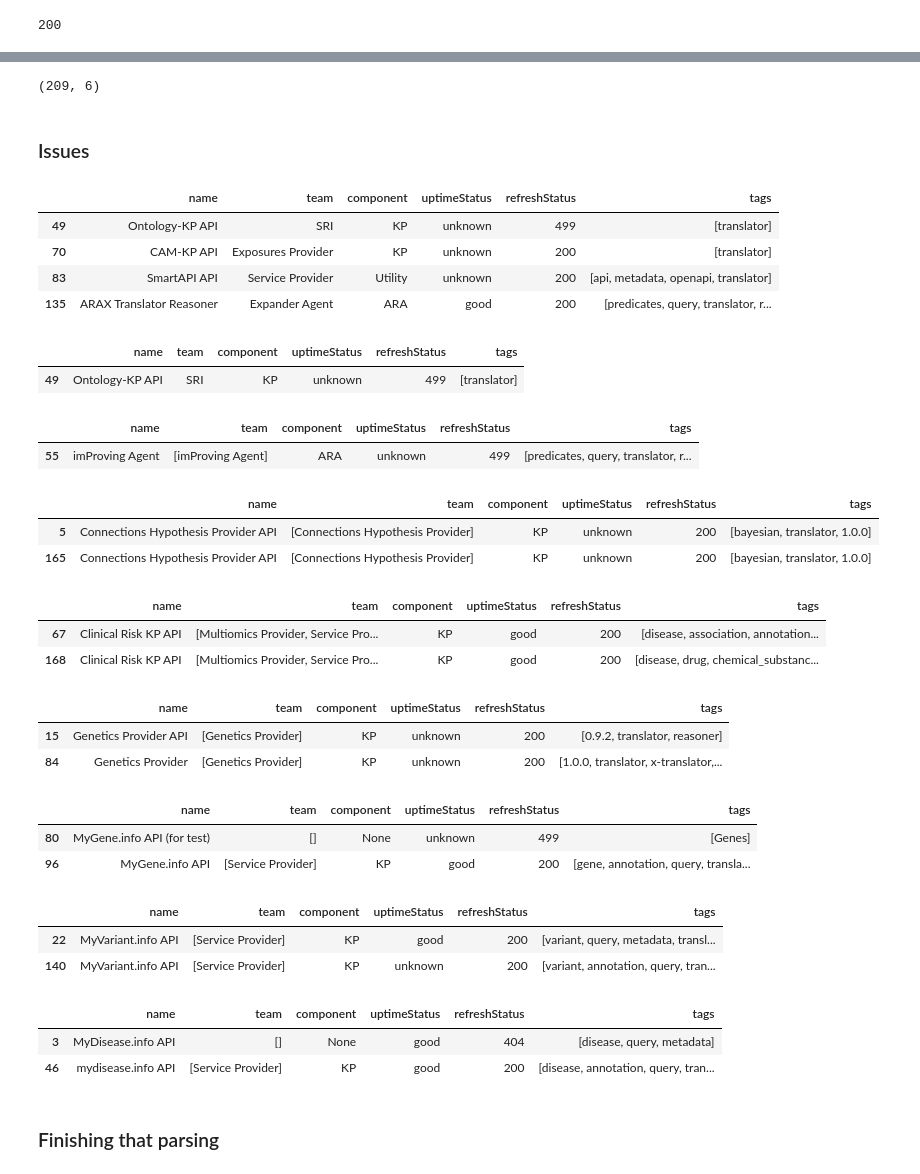
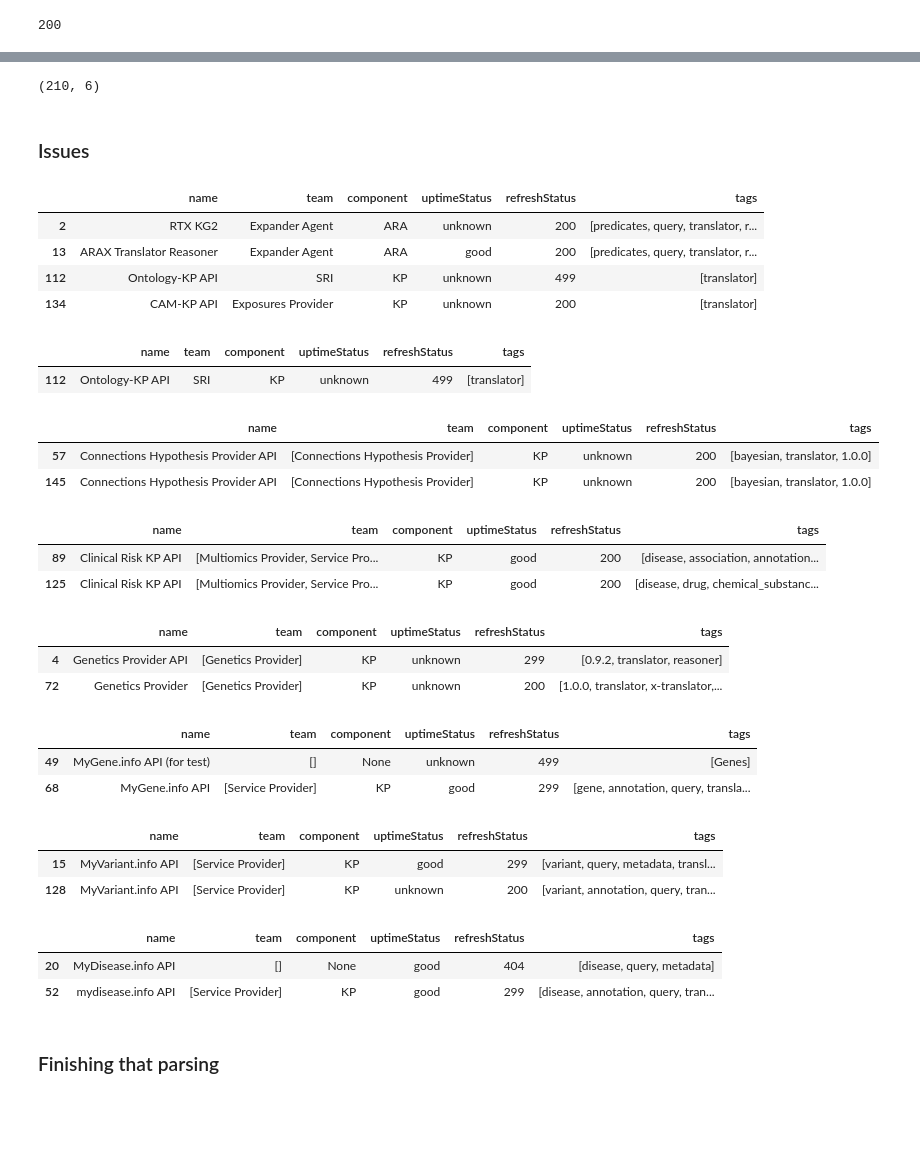
Before and after one commit to colleenXu/RegistryMetadataDev, a Jupyter notebook: x-translator/CX_RegistryMetadataReview.ipynb, the cells around one changed output, grey strips where cells are left out. Saved outputs shown, nothing was run; the diff lists cells and outputs as text; code cells hidden in the pictures; blank space fills up the shorter version.

Commit message:
update registry schema in prep for first step migrating off old x-bte, check current registry summary

```diff
--- a/x-translator/CX_RegistryMetadataReview.ipynb
+++ b/x-translator/CX_RegistryMetadataReview.ipynb
@@ -92,7 +92,7 @@ registry = registry_request.json()
 ## parse response to get the information: uptime status, tags, x-translator, api name
 registry_data = []
 for ele in registry['hits']['hits']:
-    tempDict = {'uptimeStatus': ele['_source']['_status']['uptime_status'],
+    tempDict = {'uptimeStatus': ele['_source']['_status'].get('uptime_status'),
                 'refreshStatus': ele['_source']['_status']['refresh_status'],
                 'name': ele['_source']['info']['title']}
 
@@ -119,7 +119,7 @@ registry_df = registry_df[['name', 'team', 'component', 'uptimeStatus', 'refresh
 
 registry_df.shape
 # %% [output]
-(209, 6)
+(210, 6)
 # %% [markdown]
 ### Issues
 # %%
@@ -129,19 +129,16 @@ teamNotList = [True if not isinstance(x, list) else False for x in registry_df['
 registry_df[teamNotList]
 # %% [output]
 |  | name | team | component | uptimeStatus | refreshStatus | tags |
-| 49 | Ontology-KP API | SRI | KP | unknown | 499 | [translator] |
-| 70 | CAM-KP API | Exposures Provider | KP | unknown | 200 | [translator] |
-| 83 | SmartAPI API | Service Provider | Utility | unknown | 200 | [api, metadata, openapi, translator] |
-| 135 | ARAX Translator Reasoner | Expander Agent | ARA | good | 200 | [predicates, query, translator, r... |
+| 2 | RTX KG2 | Expander Agent | ARA | unknown | 200 | [predicates, query, translator, r... |
+| 13 | ARAX Translator Reasoner | Expander Agent | ARA | good | 200 | [predicates, query, translator, r... |
+| 112 | Ontology-KP API | SRI | KP | unknown | 499 | [translator] |
+| 134 | CAM-KP API | Exposures Provider | KP | unknown | 200 | [translator] |
 # %%
 ## allow these entries' team value (currently not in enum)
 registry_df[registry_df['name'].str.contains('Ontology-KP')]
-registry_df[registry_df['name'].str.contains('imProving')]
 # %% [output]
 |  | name | team | component | uptimeStatus | refreshStatus | tags |
-| 49 | Ontology-KP API | SRI | KP | unknown | 499 | [translator] |
+| 112 | Ontology-KP API | SRI | KP | unknown | 499 | [translator] |
-|  | name | team | component | uptimeStatus | refreshStatus | tags |
-| 55 | imProving Agent | [imProving Agent] | ARA | unknown | 499 | [predicates, query, translator, r... |
 # %%
 ## looks like accidentally two identical registrations?
 ## see http://smart-api.info/registry?q=855adaa128ce5aa58a091d99e520d396 vs
@@ -149,19 +146,19 @@ registry_df[registry_df['name'].str.contains('imProving')]
 registry_df[registry_df['name'].str.startswith('Connections')]
 # %% [output]
 |  | name | team | component | uptimeStatus | refreshStatus | tags |
-| 5 | Connections Hypothesis Provider API | [Connections Hypothesis Provider] | KP | unknown | 200 | [bayesian, translator, 1.0.0] |
-| 165 | Connections Hypothesis Provider API | [Connections Hypothesis Provider] | KP | unknown | 200 | [bayesian, translator, 1.0.0] |
+| 57 | Connections Hypothesis Provider API | [Connections Hypothesis Provider] | KP | unknown | 200 | [bayesian, translator, 1.0.0] |
+| 145 | Connections Hypothesis Provider API | [Connections Hypothesis Provider] | KP | unknown | 200 | [bayesian, translator, 1.0.0] |
 # %%
 ## are these two different TRAPI versions? What's going on here?
 registry_df[registry_df['name'].str.startswith('Clinical Risk')]
 registry_df[registry_df['name'].str.contains('Genetics')]
 # %% [output]
 |  | name | team | component | uptimeStatus | refreshStatus | tags |
-| 67 | Clinical Risk KP API | [Multiomics Provider, Service Pro... | KP | good | 200 | [disease, association, annotation... |
-| 168 | Clinical Risk KP API | [Multiomics Provider, Service Pro... | KP | good | 200 | [disease, drug, chemical_substanc... |
+| 89 | Clinical Risk KP API | [Multiomics Provider, Service Pro... | KP | good | 200 | [disease, association, annotation... |
+| 125 | Clinical Risk KP API | [Multiomics Provider, Service Pro... | KP | good | 200 | [disease, drug, chemical_substanc... |
 |  | name | team | component | uptimeStatus | refreshStatus | tags |
-| 15 | Genetics Provider API | [Genetics Provider] | KP | unknown | 200 | [0.9.2, translator, reasoner] |
-| 84 | Genetics Provider | [Genetics Provider] | KP | unknown | 200 | [1.0.0, translator, x-translator,... |
+| 4 | Genetics Provider API | [Genetics Provider] | KP | unknown | 299 | [0.9.2, translator, reasoner] |
+| 72 | Genetics Provider | [Genetics Provider] | KP | unknown | 200 | [1.0.0, translator, x-translator,... |
 # %%
 ## these two versions were....registered by diff people?
 registry_df[registry_df['name'].str.startswith('MyGene.info')]
@@ -170,14 +167,14 @@ registry_df[registry_df['name'].str.startswith('mydisease') |
             registry_df['name'].str.startswith('MyDisease')]
 # %% [output]
 |  | name | team | component | uptimeStatus | refreshStatus | tags |
-| 80 | MyGene.info API (for test) | [] | None | unknown | 499 | [Genes] |
-| 96 | MyGene.info API | [Service Provider] | KP | good | 200 | [gene, annotation, query, transla... |
+| 49 | MyGene.info API (for test) | [] | None | unknown | 499 | [Genes] |
+| 68 | MyGene.info API | [Service Provider] | KP | good | 299 | [gene, annotation, query, transla... |
 |  | name | team | component | uptimeStatus | refreshStatus | tags |
-| 22 | MyVariant.info API | [Service Provider] | KP | good | 200 | [variant, query, metadata, transl... |
-| 140 | MyVariant.info API | [Service Provider] | KP | unknown | 200 | [variant, annotation, query, tran... |
+| 15 | MyVariant.info API | [Service Provider] | KP | good | 299 | [variant, query, metadata, transl... |
+| 128 | MyVariant.info API | [Service Provider] | KP | unknown | 200 | [variant, annotation, query, tran... |
 |  | name | team | component | uptimeStatus | refreshStatus | tags |
-| 3 | MyDisease.info API | [] | None | good | 404 | [disease, query, metadata] |
-| 46 | mydisease.info API | [Service Provider] | KP | good | 200 | [disease, annotation, query, tran... |
+| 20 | MyDisease.info API | [] | None | good | 404 | [disease, query, metadata] |
+| 52 | mydisease.info API | [Service Provider] | KP | good | 299 | [disease, annotation, query, tran... |
 # %% [markdown]
 ### Finishing that parsing
 # %% [markdown]
```
Also changed, not shown: parts of 11 cells of this notebook, 5 other files.
